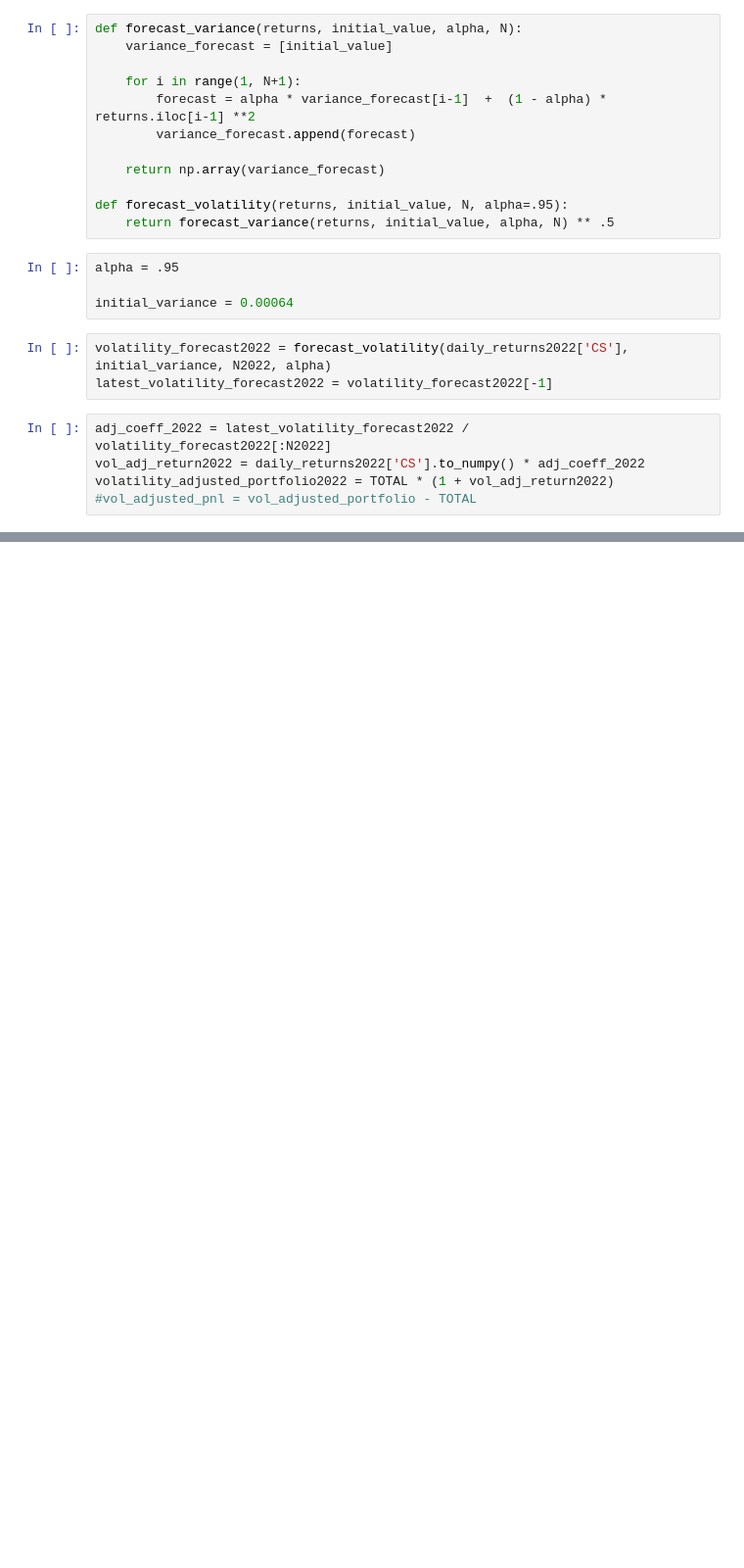
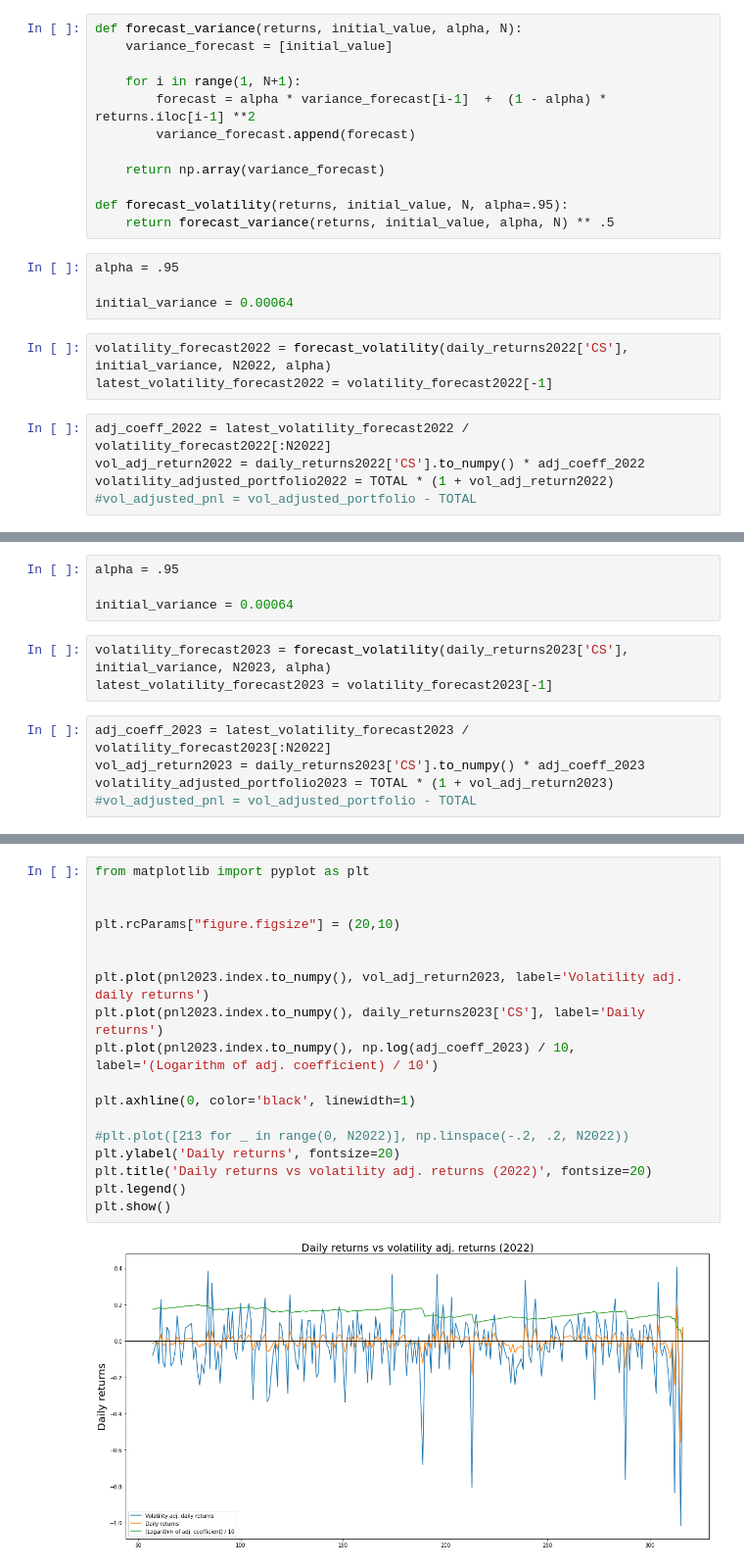
Before and after one commit to dsman1823/kul_risk_in_fin_inst_task_1, a Jupyter notebook: impl/assignment.ipynb, the cells around one changed output, grey strips where cells are left out. Shown at 98% size. Drawn from its saved outputs; the diff is of its cells as text; blank space fills up the shorter version.

```diff
--- a/impl/assignment.ipynb
+++ b/impl/assignment.ipynb
@@ -310,0 +434,12 @@ plt.show()
+# %%
+alpha = .95
+
+initial_variance = 0.00064
+# %%
+volatility_forecast2023 = forecast_volatility(daily_returns2023['CS'], initial_variance, N2023, alpha)
+latest_volatility_forecast2023 = volatility_forecast2023[-1]
+# %%
+adj_coeff_2023 = latest_volatility_forecast2023 / volatility_forecast2023[:N2022]
+vol_adj_return2023 = daily_returns2023['CS'].to_numpy() * adj_coeff_2023
+volatility_adjusted_portfolio2023 = TOTAL * (1 + vol_adj_return2023)
+#vol_adjusted_pnl = vol_adjusted_portfolio - TOTAL
@@ -310,0 +470,20 @@ plt.show()
+# %%
+from matplotlib import pyplot as plt
+
+
+plt.rcParams["figure.figsize"] = (20,10)
+
+
+plt.plot(pnl2023.index.to_numpy(), vol_adj_return2023, label='Volatility adj. daily returns')
+plt.plot(pnl2023.index.to_numpy(), daily_returns2023['CS'], label='Daily returns')
+plt.plot(pnl2023.index.to_numpy(), np.log(adj_coeff_2023) / 10, label='(Logarithm of adj. coefficient) / 10')
+
+plt.axhline(0, color='black', linewidth=1)
+
+#plt.plot([213 for _ in range(0, N2022)], np.linspace(-.2, .2, N2022))
+plt.ylabel('Daily returns', fontsize=20)
+plt.title('Daily returns vs volatility adj. returns (2022)', fontsize=20)
+plt.legend()
+plt.show()
+# %% [output]
+[figure, added]
```
Also changed, not shown: parts of 30 cells of this notebook.
